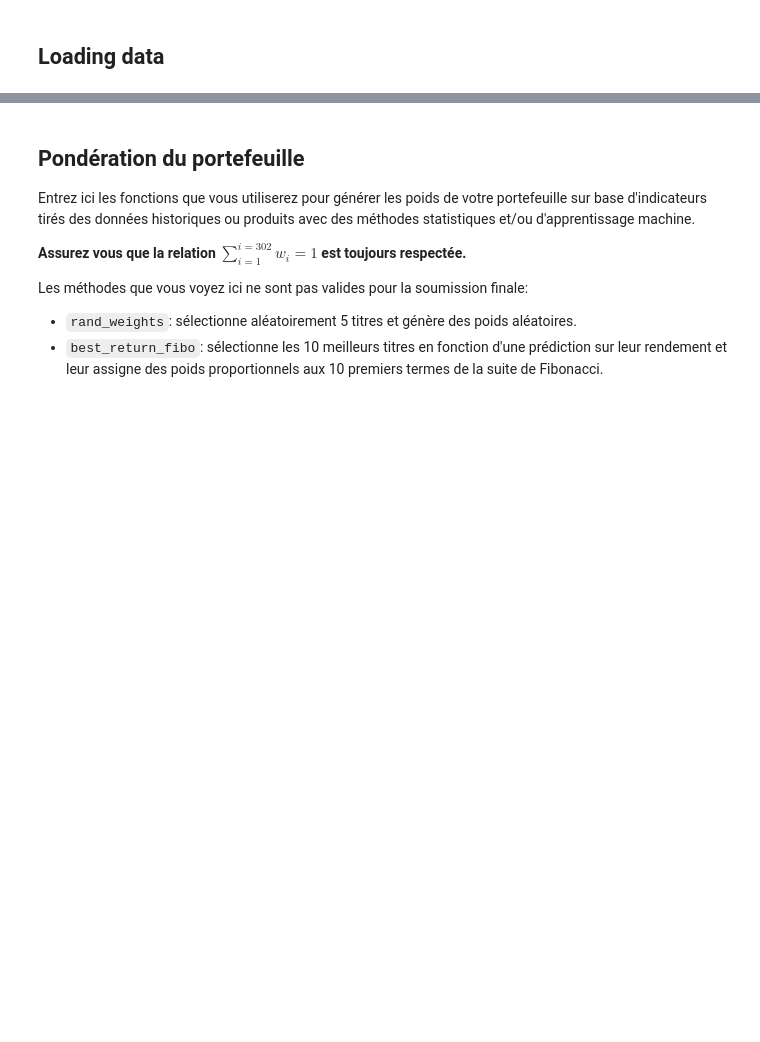
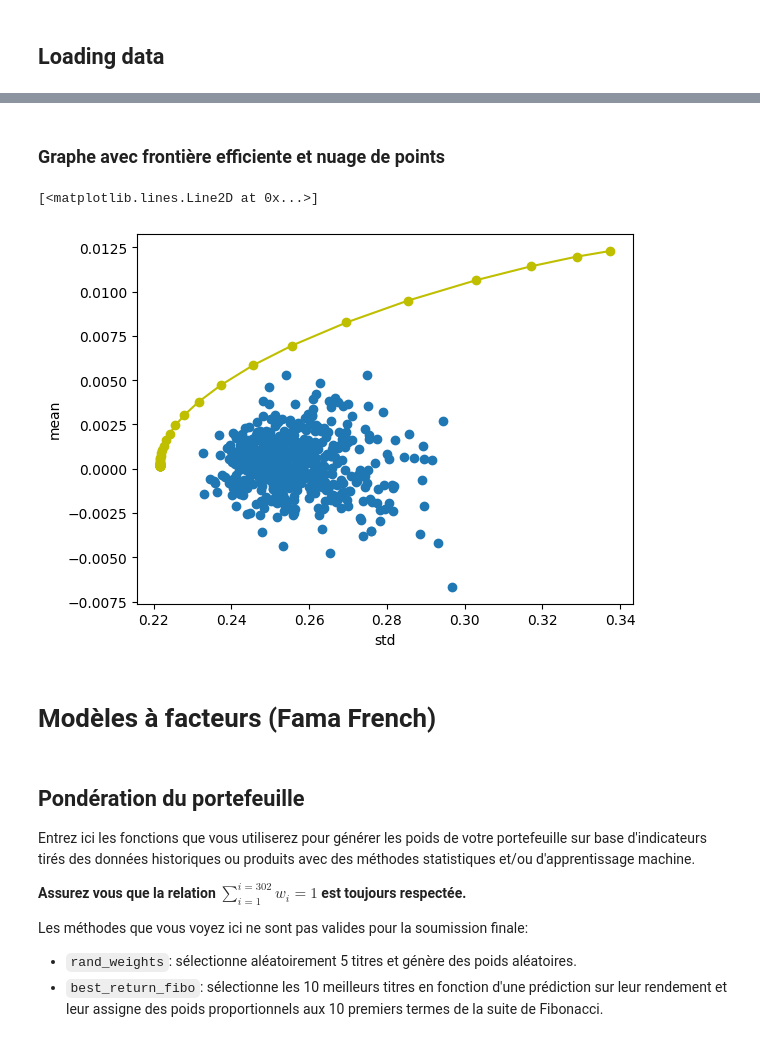
Before and after one commit to l9kd1/datathon-23, a Jupyter notebook: main.ipynb, the cells around one changed output, grey strips where cells are left out. Drawn from its saved outputs; the diff is of its cells as text; code cells hidden in the pictures; blank space fills up the shorter version.

Commit message:
markowitz implemented

```diff
--- a/main.ipynb
+++ b/main.ipynb
@@ -56,3 +113,50 @@ adjusted_close.head()
+# %%
+def create_markowitz_portfolio(returns):
+    n = len(returns)
+    returns = np.asmatrix(returns)
+
+    N = 50
+    µs = [10**(5.0 * t/N - 1.0) for t in range(N)]
+
+    S = opt.matrix(np.cov(returns))
+    pbar = opt.matrix(np.mean(returns, axis=1))
+
+    # Création des matrices de contraintes
+
+    G = -opt.matrix(np.eye(n))
+    h = opt.matrix(0.0, (n ,1))
+    A = opt.matrix(1.0, (1, n))
+    b = opt.matrix(1.0)
+
+    # Calcul de la frontière d'efficience des weights à l'aide du calcul quadratique
+    portfolios = [solvers.qp(µ*S, -pbar, G, h, A, b)['x']
+                  for µ in µs]
+
+    returns = [blas.dot(pbar, x) for x in portfolios]
+    risks = [np.sqrt(blas.dot(x, S*x)) for x in portfolios]
+
+    # Calcul du polynôme du 2e degré de la courbe frontière
+    m1 = np.polyfit(returns, risks, 2)
+    x1 = np.sqrt(m1[2] / m1[0])
+
+    # Poids du portfolio optimal
+    wt = solvers.qp(opt.matrix(x1 * S), -pbar, G, h, A, b)['x']
+    return np.asarray(wt), returns, risks
+
+weights, returns, risks = create_markowitz_portfolio(return_vec)
+# %% [markdown]
+### Graphe avec frontière efficiente et nuage de points
+# %%
+fig = plt.figure()
+plt.plot(stds, means, 'o')
+plt.ylabel('mean')
+plt.xlabel('std')
+plt.plot(risks, returns, 'y-o')
+# %% [output]
+[<matplotlib.lines.Line2D at 0x...>]
+[figure, added]
+# %% [markdown]
+# Modèles à facteurs (Fama French)
 # %% [markdown]
 ## Pondération du portefeuille
 Entrez ici les fonctions que vous utiliserez pour générer les poids de votre portefeuille sur base d'indicateurs tirés des données historiques ou produits avec des méthodes statistiques et/ou d'apprentissage machine.
```
Also changed, not shown: parts of 10 cells of this notebook, 1 other file.
